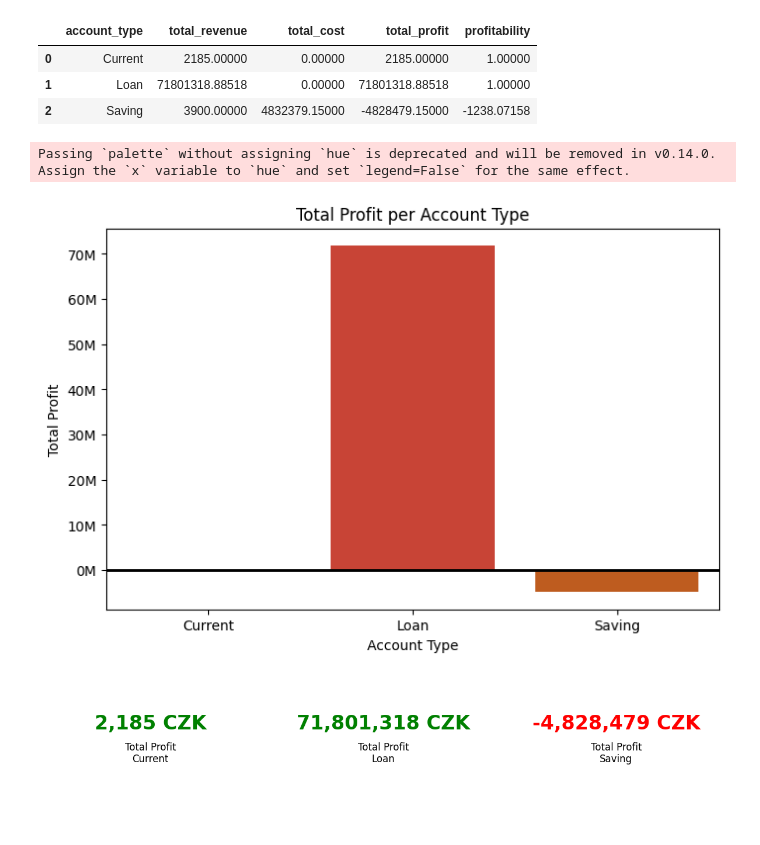
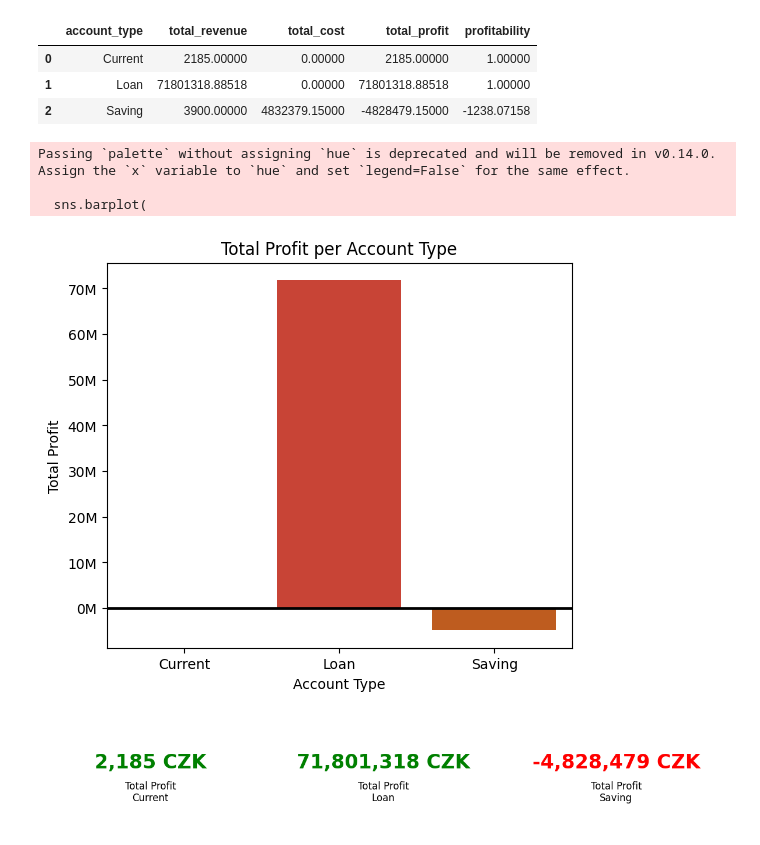
Before and after one commit to arortega-git/world_bank_ETL, a Jupyter notebook: test_pwc/notebook/notebook.ipynb, the cells around one changed output. Drawn from its saved outputs; the diff is of its cells as text; code cells hidden in the pictures; blank space fills up the shorter version.

Commit message:
Final graphs

```diff
--- a/test_pwc/notebook/notebook.ipynb
+++ b/test_pwc/notebook/notebook.ipynb
@@ -729,7 +798,7 @@ tx_2023 = (
         , ignore_index=True
     )
     .drop(
-        columns=['Balance', 'Currency']
+        columns=['Balance']
     )
 )
 
@@ -745,7 +814,7 @@ display(tx_2023.head())
 # Calculating total fees
 
 total_fees = (
-    tx_2023
+    tx_2023[tx_2023['account_type']!='Loan']
     .groupby(
         'account_type'
         , as_index=False
@@ -791,7 +859,7 @@ total_savings_interest = (
         , as_index=False
     )
     .agg(
-        avg_balance = ('balance_flat', 'mean')
+        avg_balance = ('balance_flat', 'max') # -> There's only one balance_flat figure, so either max or mean work
     )
 )
 
@@ -826,7 +894,7 @@ total_loan_interest = (
         , as_index=False
     )
     .agg(
-        avg_balance = ('balance_flat', 'mean')
+        avg_balance = ('balance_flat', 'max')
     )
 )
 
@@ -928,30 +994,32 @@ display(summary_by_product)
 # %%
 # I will plot the results in a bar chart and using Flash Cards (similar to PowerBI)
 
-plt.figure(figsize=(8, 5))
+plt.figure(figsize=(6, 5))
 
 sns.barplot(
     data=summary_by_product
     , x='account_type'
     , y='total_profit'
     , palette=palette_account_types
 )
 
 plt.title('Total Profit per Account Type')
 plt.xlabel('Account Type')
 plt.ylabel('Total Profit')
 
 formatter = mtick.FuncFormatter(lambda x, _: f'{x/1_000_000:,.0f}M')
 plt.gca().yaxis.set_major_formatter(formatter)
 
 plt.axhline(0, color='black', linewidth=2)
 
 plt.savefig('visualizations/total_profit_per_account_type.png', dpi=300, bbox_inches='tight')
 
 plt.show()
 # %% [output]
 Passing `palette` without assigning `hue` is deprecated and will be removed in v0.14.0. Assign the `x` variable to `hue` and set `legend=False` for the same effect.
+
+  sns.barplot(
-[figure, old version]
+[figure, new version]
 # %%
 accounts = summary_by_product['account_type']
 profits = summary_by_product['total_profit']
```
Also changed, not shown: parts of 32 cells of this notebook, 9 other files.
